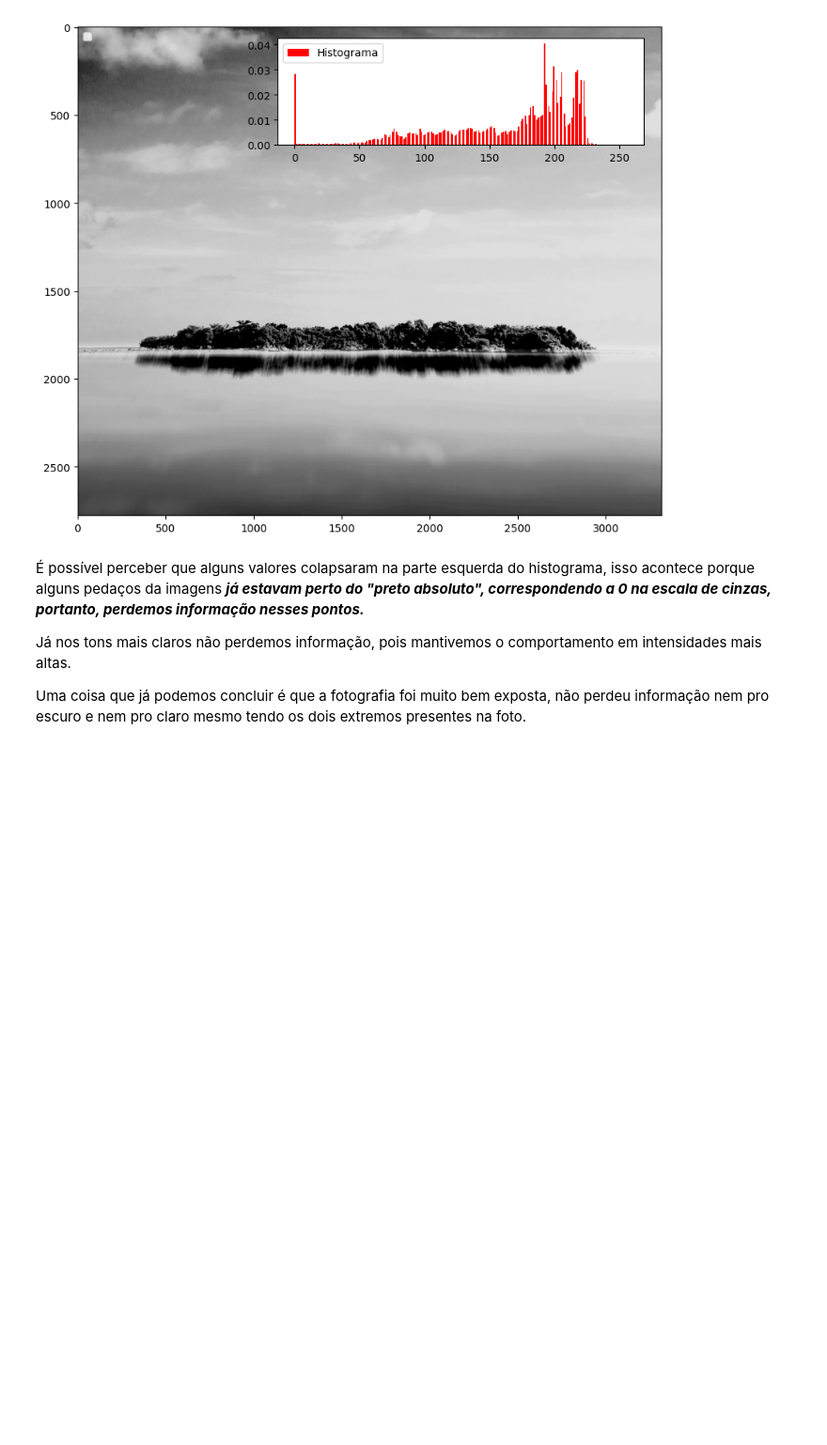
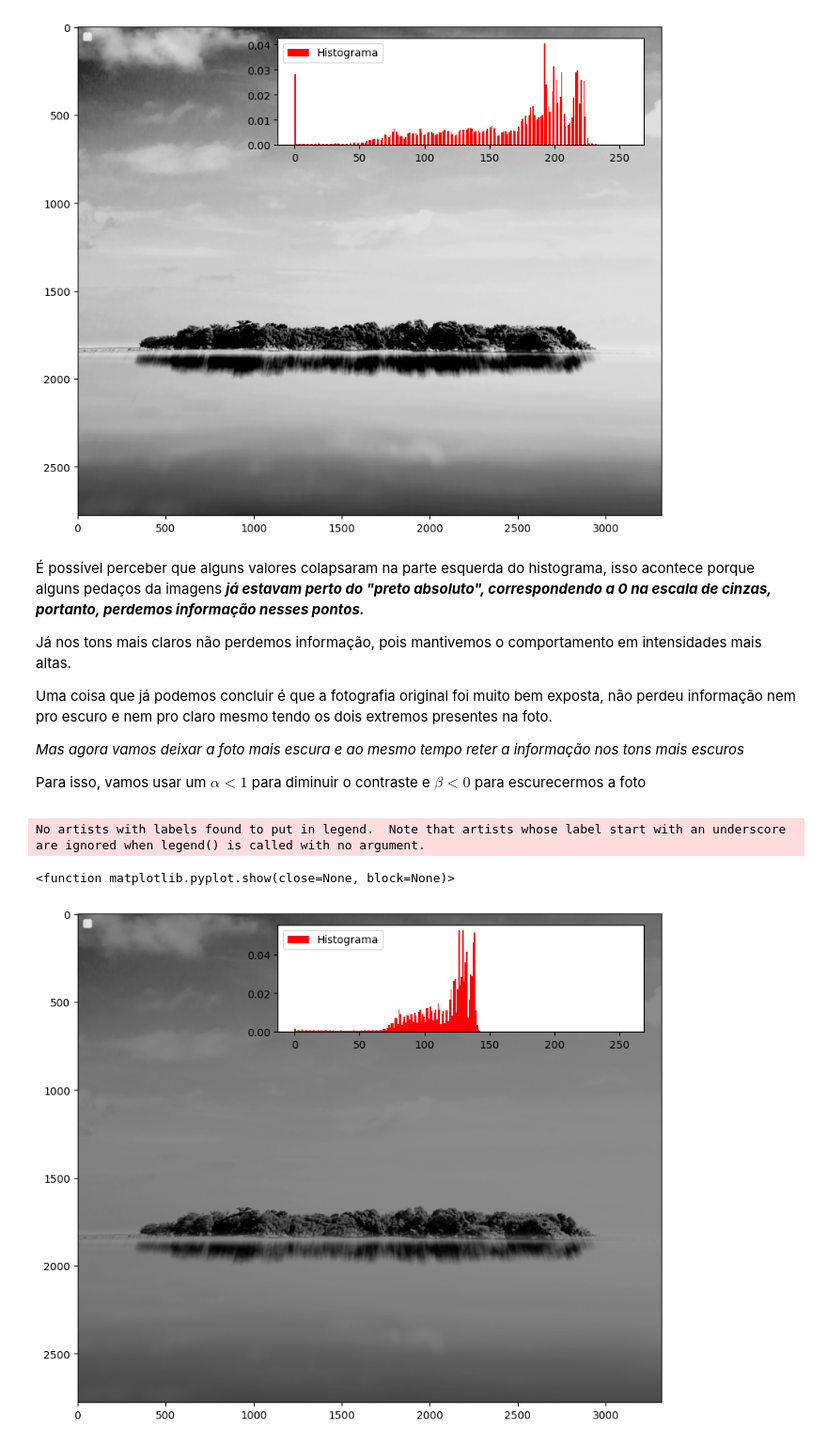
Before and after one commit to antonio-pilan/Curso---Processamento-de-imagens, a Jupyter notebook: tarefa_2_histogramas/tarefa_2.ipynb, the cells around one changed output. Shown at 94% size. Drawn from its saved outputs; the diff is of its cells as text; code cells hidden in the pictures; blank space fills up the shorter version.

```diff
--- a/tarefa_2_histogramas/tarefa_2.ipynb
+++ b/tarefa_2_histogramas/tarefa_2.ipynb
@@ -87,5 +91,38 @@ No artists with labels found to put in legend.  Note that artists whose label st
 
 Já nos tons mais claros não perdemos informação, pois mantivemos o comportamento em intensidades mais altas.
 
-Uma coisa que já podemos concluir é que a fotografia foi muito bem exposta, não perdeu informação nem pro escuro e nem pro claro mesmo tendo os dois extremos presentes na foto.
+Uma coisa que já podemos concluir é que a fotografia original foi muito bem exposta, não perdeu informação nem pro escuro e nem pro claro mesmo tendo os dois extremos presentes na foto.
+
+<i>Mas agora vamos deixar a foto mais escura e ao mesmo tempo reter a informação nos tons mais escuros</i>
+
+Para isso, vamos usar um $\alpha<1$ para diminuir o contraste e $\beta<0$ para escurecermos a foto
 </p>
+# %%
+new_image = np.zeros(img.shape, img.dtype)
+
+alpha = 0.60
+beta = -10
+
+for y in range(img.shape[0]):
+    for x in range(img.shape[1]):
+        for c in range(img.shape[2]):
+            new_image[y,x,c] = np.clip(alpha*img[y,x,c] + beta, 0, 255)
+
+plt.rcParams["figure.figsize"] = [12, 7]
+plt.rcParams["figure.autolayout"] = True
+
+fig, ax1 = plt.subplots()
+ax1.imshow(new_image)
+
+
+l, b, h, w = .4, .75, .2, .4
+ax2 = fig.add_axes([l, b, w, h])
+ax2.hist(new_image.ravel(),256,[0,256], color="r", density=True, label="Histograma")
+ax1.legend(loc='upper left')
+ax2.legend(loc='upper left')
+
+plt.show
+# %% [output]
+No artists with labels found to put in legend.  Note that artists whose label start with an underscore are ignored when legend() is called with no argument.
+<function matplotlib.pyplot.show(close=None, block=None)>
+[figure, added]
```
Also changed, not shown: parts of 8 cells of this notebook, 2 other files.
